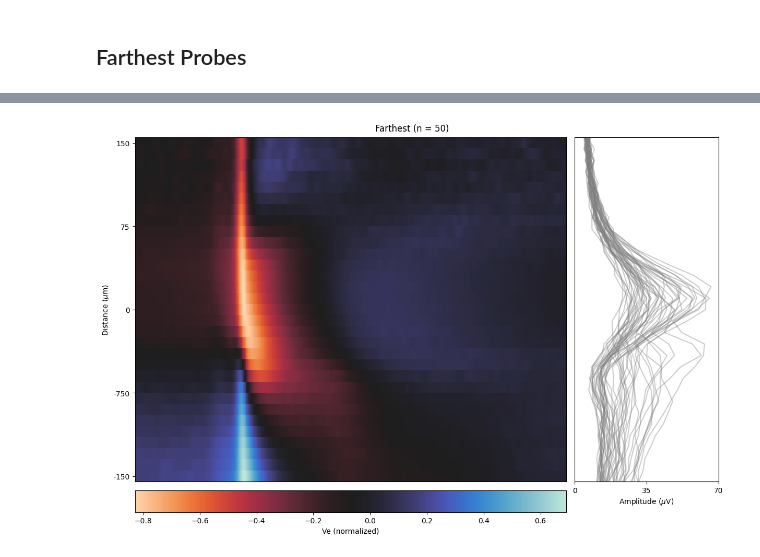
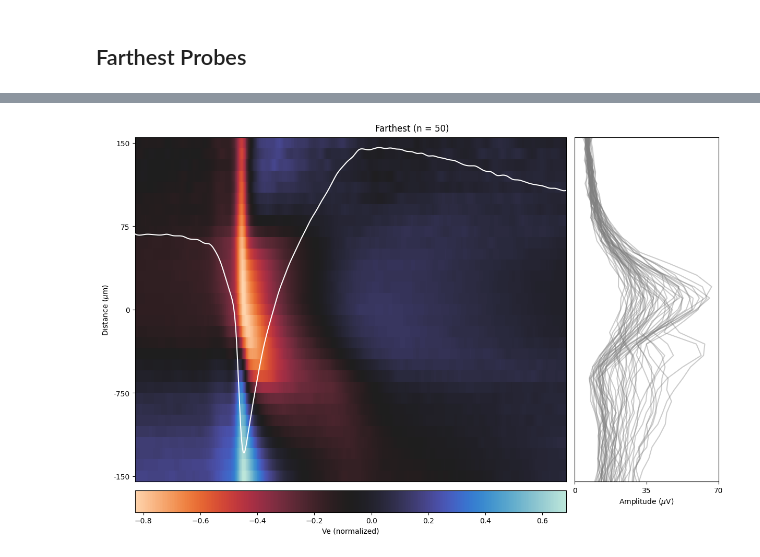
Before and after one commit to kedoxey/PyramidalCellSimulations, a Jupyter notebook: notebooks/figures/plot_linear_probes.ipynb, the cells around one changed output, grey strips where cells are left out. Drawn from its saved outputs; the diff is of its cells as text; code cells hidden in the pictures.

```diff
--- a/notebooks/figures/plot_linear_probes.ipynb
+++ b/notebooks/figures/plot_linear_probes.ipynb
@@ -1176,40 +1156,45 @@ for channel_num in include_channels:
     avg_waves_far.append(channel_avg)
 
 avg_waves_far = list(reversed(avg_waves_far))
+# %%
+max_channel_loc = np.argwhere(include_channels == max_channel)[0][0]
+max_avg_wave_far = avg_waves_far[max_channel_loc]
 # %%
 icefire_cmap = sns.color_palette("icefire_r", as_cmap=True)
 
 fig, axs = plt.subplots(1,2, figsize=(12,8), width_ratios=[3,1], layout='constrained')
 axs.ravel()
 
 im = axs[0].imshow(avg_waves_far, interpolation='nearest', aspect='auto', cmap=icefire_cmap)
+
+axs[0].plot((-max_avg_wave_far*29)+4, color='white', zorder=12)
 
 max_amp = 0
 for probe_amp in probe_amps_farthest:
     temp_max = np.max(probe_amp)
     max_amp = np.max([temp_max, max_amp])
     axs[1].plot(probe_amp, include_channels, color='grey', alpha=0.4)
 
 # axs.set_xlim([2000, 2080])
 # axs[0].set_yticks([0, 15, 31, 47, 63])
 # axs[0].set_yticklabels([320, 160, 0, -160, -320])
 axs[0].set_yticks([(len(include_channels)-1)*i for i in [0, 0.25, 0.5, 0.75, 1]])
 axs[0].set_yticklabels([(max_channel-include_channels[0])*i for i in [10, 5, 0, -50, -10]])
 axs[0].set_ylabel(r'Distance ($\mu$m)')
 axs[0].set_xticks([])
 
 axs[1].set_yticks([])
 axs[1].set_ylim(include_channels[0], include_channels[-1])
 axs[1].set_xticks([10*round(max_amp/10)*i for i in [0, 0.5, 1]])
 axs[1].set_xlabel(r'Amplitude ($\mu$V)')
 
 cbar = fig.colorbar(im, ax=axs[0], location='bottom', label='Ve (normalized)', pad=-0.04)
 # cbar.ax.set_xticklabels(['(-)', '0', '(+)'])
 fig.suptitle('Farthest (n = 50)');
 # fig.tight_layout()
 # fig.savefig(os.path.join(sim_dir, sim_label, 'farthest_probes.png'), dpi=300)
 # %% [output]
-[figure, old version]
+[figure, new version]
 # %%
 fig, axs = plt.subplots(1,1, figsize=(8,8), layout='constrained')
 
```
Also changed, not shown: parts of 24 cells of this notebook, 1 other file.
